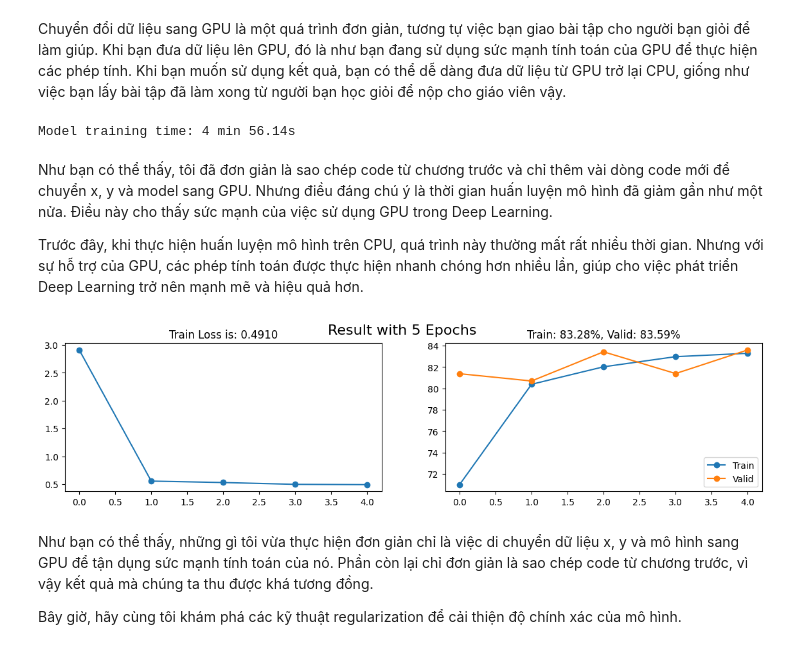
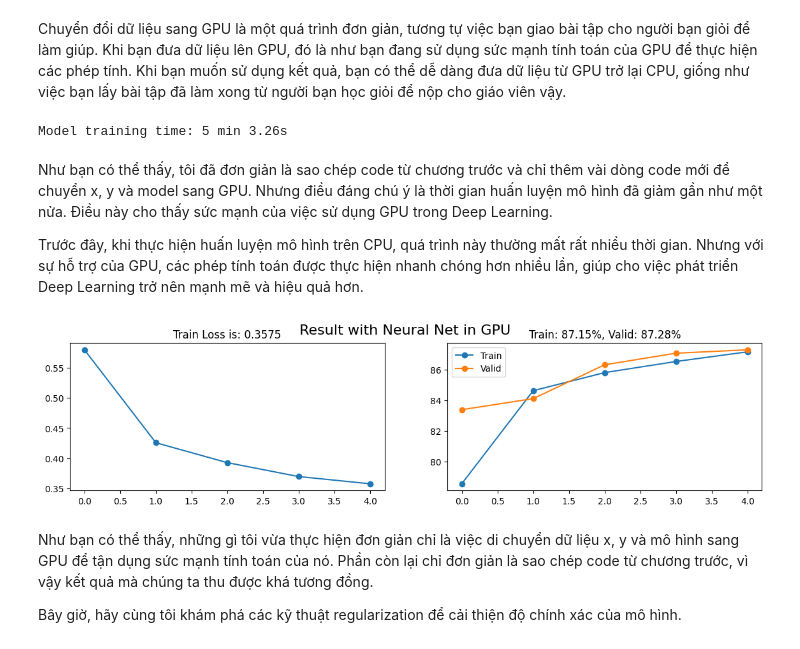
Before and after one commit to nvtai040502/fashion_mnist_project, a Jupyter notebook: nbs/03_regularization.ipynb, the cells around one changed output. Cells and saved outputs as stored; diff of their text form; code cells hidden in the pictures.

```diff
--- a/nbs/03_regularization.ipynb
+++ b/nbs/03_regularization.ipynb
@@ -65,8 +65,8 @@ def load_data(x_tensor, y_tensor, batch_size, test):
     return data_loader
 
 batch_size = 128
-train_loader = load_data(x_train, y_train, batch_size=batch_size, test = False)
-valid_loader = load_data(x_valid, y_valid, batch_size=batch_size, test=True)
+train_loader = load_data(x_train_norm, y_train, batch_size=batch_size, test = False)
+valid_loader = load_data(x_valid_norm, y_valid, batch_size=batch_size, test=True)
 # %% [output]
 Total Mini-Batches: 375
 Shape of Each Mini-Batch: torch.Size([128, 784])
@@ -185,7 +185,6 @@ Model(
 Chuyển đổi dữ liệu sang GPU là một quá trình đơn giản, tương tự việc bạn giao bài tập cho người bạn giỏi để làm giúp. Khi bạn đưa dữ liệu lên GPU, đó là như bạn đang sử dụng sức mạnh tính toán của GPU để thực hiện các phép tính. Khi bạn muốn sử dụng kết quả, bạn có thể dễ dàng đưa dữ liệu từ GPU trở lại CPU, giống như việc bạn lấy bài tập đã làm xong từ người bạn học giỏi để nộp cho giáo viên vậy.
 # %%
 import time
-# Get the start time
 start_time = time.time()
 
 # Define the loss function (CrossEntropyLoss) and optimizer algorithm (Adam)
@@ -205,19 +204,13 @@ parameters, losses, train_acc, valid_acc = train_model(model, \
                                                              n_epochs, \
                                                              device)
 
-# Get the end time
 end_time = time.time()
-
-# Calculate the execution time
 execution_time = end_time - start_time
-
-# Convert to minutes and seconds
 execution_time_minutes = int(execution_time // 60)
 execution_time_seconds = round(execution_time % 60, 2)
-
 print(f"Model training time: {execution_time_minutes} min {execution_time_seconds}s")
 # %% [output]
-Model training time: 4 min 56.14s
+Model training time: 5 min 3.26s
 # %% [markdown]
 Như bạn có thể thấy, tôi đã đơn giản là sao chép code từ chương trước và chỉ thêm vài dòng code mới để chuyển x, y và model sang GPU. Nhưng điều đáng chú ý là thời gian huấn luyện mô hình đã giảm gần như một nửa. Điều này cho thấy sức mạnh của việc sử dụng GPU trong Deep Learning.
 
@@ -225,25 +218,25 @@ Trước đây, khi thực hiện huấn luyện mô hình trên CPU, quá trìn
 # %%
 import matplotlib.pyplot as plt
 
 final_loss = losses.mean(1)[-1]
 final_train_acc = train_acc.mean(1)[-1]
 final_valid_acc = valid_acc.mean(1)[-1]
 
 fig, axs = plt.subplots(1, 2, figsize = (14, 3))
 
 axs[0].plot(range(losses.shape[0]), losses.mean(1), "-o")
 axs[0].set_title(f"Train Loss is: {final_loss:.4f}")
 
 
 axs[1].plot(range(train_acc.shape[0]), train_acc.mean(1), "-o")
 axs[1].plot(range(valid_acc.shape[0]), valid_acc.mean(1), "-o")
 axs[1].set_title(f"Train: {final_train_acc:.2f}%, Valid: {final_valid_acc:.2f}%")
 axs[1].legend(["Train", "Valid"])
 
-plt.suptitle(f"Result with {n_epochs} Epochs", fontsize = 16)
+plt.suptitle(f"Result with Neural Net in GPU", fontsize = 16)
 plt.show()
 # %% [output]
-[figure, old version]
+[figure, new version]
 # %% [markdown]
 Như bạn có thể thấy, những gì tôi vừa thực hiện đơn giản chỉ là việc di chuyển dữ liệu x, y và mô hình sang GPU để tận dụng sức mạnh tính toán của nó. Phần còn lại chỉ đơn giản là sao chép code từ chương trước, vì vậy kết quả mà chúng ta thu được khá tương đồng.
 
```
Also changed, not shown: parts of 7 cells of this notebook, 7 other files.
